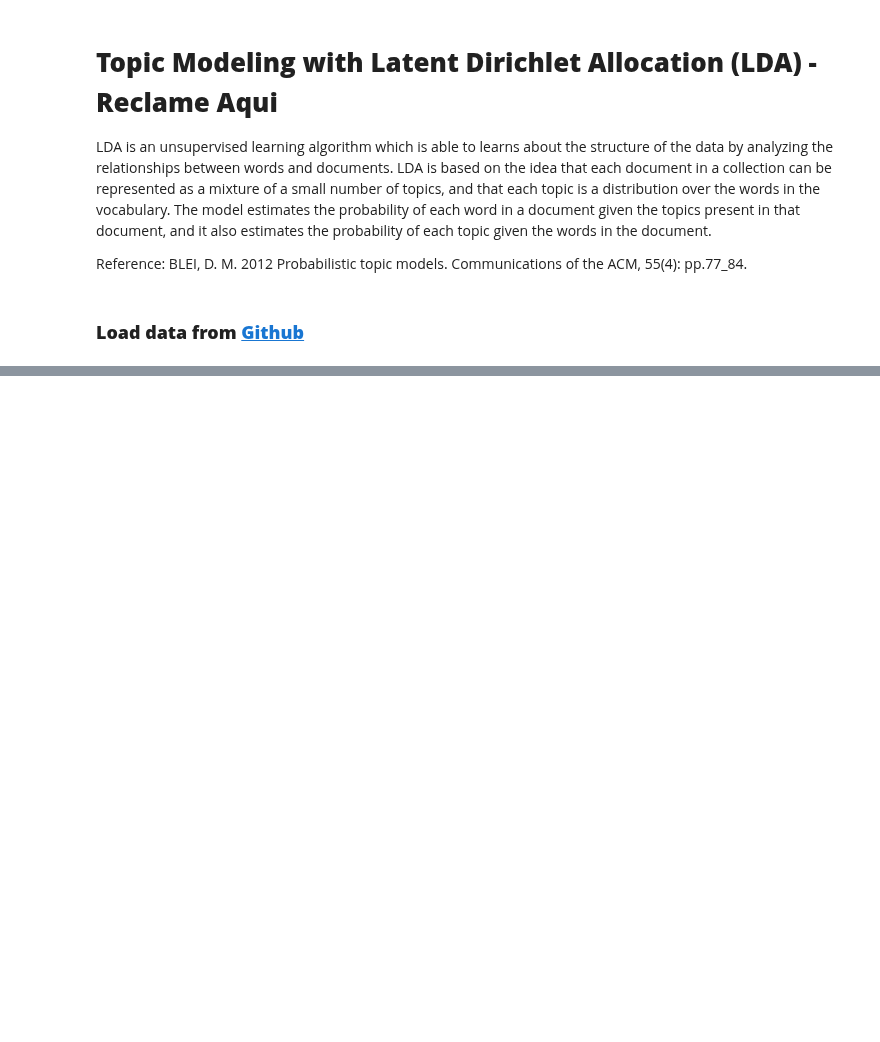
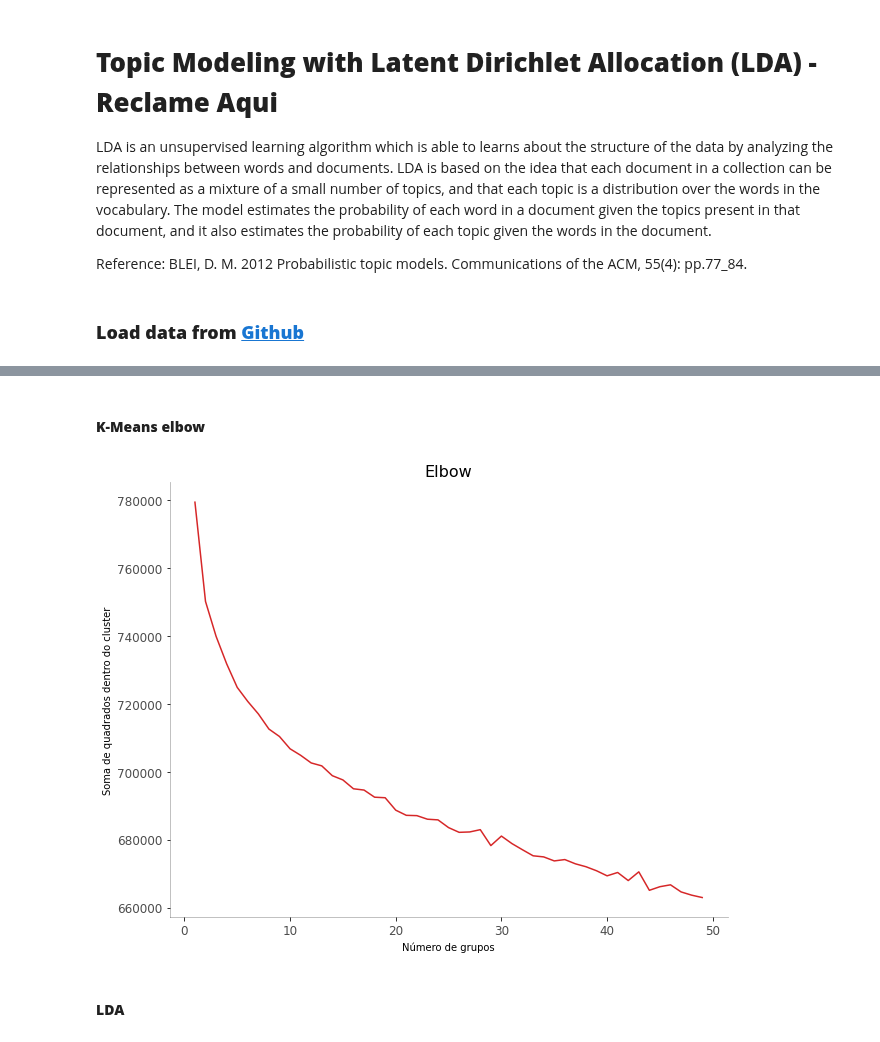
Before and after one commit to mathewsrc/Topic-Modeling-Reclame-Aqui, a Jupyter notebook: Topic_Modeling_Reclame_Aqui_with_LDA.ipynb, the cells around one changed output, grey strips where cells are left out. Cells and saved outputs as stored; diff of their text form; code cells hidden in the pictures; blank space fills up the shorter version.

```diff
--- a/Topic_Modeling_Reclame_Aqui_with_LDA.ipynb
+++ b/Topic_Modeling_Reclame_Aqui_with_LDA.ipynb
@@ -10,0 +41,2 @@ Reference: BLEI, D. M. 2012 Probabilistic topic models. Communications of the AC
+# %%
+WORK_DIR = '/content/Topic-Modeling-Reclame-Aqui/'
@@ -17,0 +70,2 @@ sys.path.insert(0,'/content/Topic-Modeling-Reclame-Aqui')
+# %%
+df = pd.read_csv(os.path.join(WORK_DIR, 'datasets', 'preprocessed.csv'))
@@ -17,0 +81,41 @@ sys.path.insert(0,'/content/Topic-Modeling-Reclame-Aqui')
+# %% [markdown]
+#### **K-Means elbow**
+# %%
+# convert text documents to bag of words representation
+vectorizer = CountVectorizer(max_df=0.95, min_df=2, max_features=6000, ngram_range=(1, 3))
+x = vectorizer.fit_transform(df.documents.values)
+# %%
+# use elbow method to find the best number of clusters
+NUMBER_OF_CLUSTERS = 50
+ls = []
+for i in range(1, 50):
+    kmeans = KMeans(n_clusters=i)
+    kmeans.fit(x)
+    ls.append(kmeans.inertia_)
+# %%
+# plot elbow
+plt.figure(figsize=[10, 8])
+plt.plot(range(1, NUMBER_OF_CLUSTERS), ls, color='tab:red')
+plt.title('Elbow', fontsize=16)
+plt.xlabel('Número de grupos')
+plt.ylabel('Soma de quadrados dentro do cluster')
+
+# decoration
+plt.xticks(fontsize=12, horizontalalignment='center', alpha=.7)
+plt.yticks(fontsize=12, alpha=.7)
+
+# remove borders
+plt.gca().spines["top"].set_alpha(0.0)
+plt.gca().spines["bottom"].set_alpha(0.3)
+plt.gca().spines["right"].set_alpha(0.0)
+plt.gca().spines["left"].set_alpha(0.3)
+
+# save plot
+plt.savefig(os.path.join(WORK_DIR, 'results', 'lda', f'elbow_{NUMBER_OF_CLUSTERS}.png'))
+
+# show the plot
+plt.show()
+# %% [output]
+[figure, added]
+# %% [markdown]
+#### **LDA**
```
Also changed, not shown: parts of 25 cells of this notebook.
